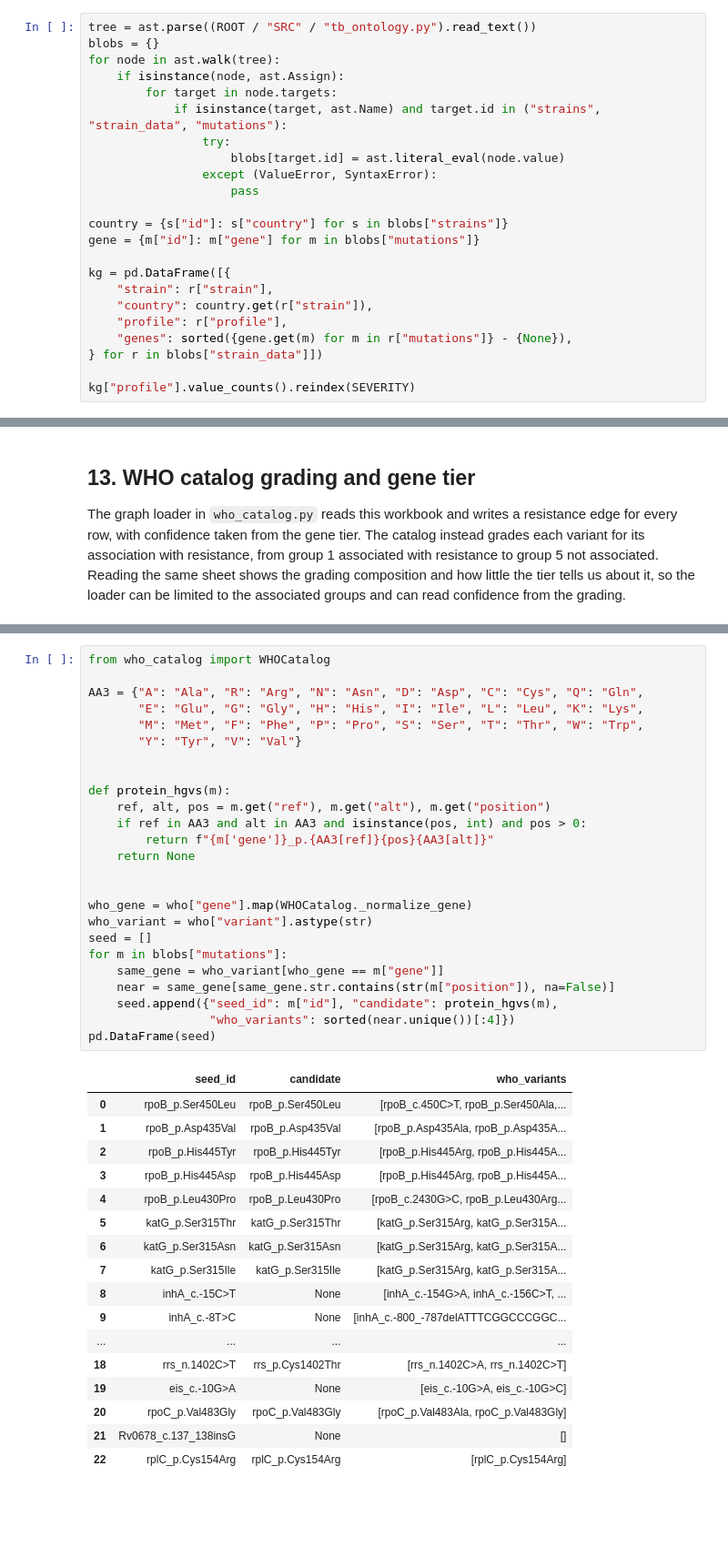
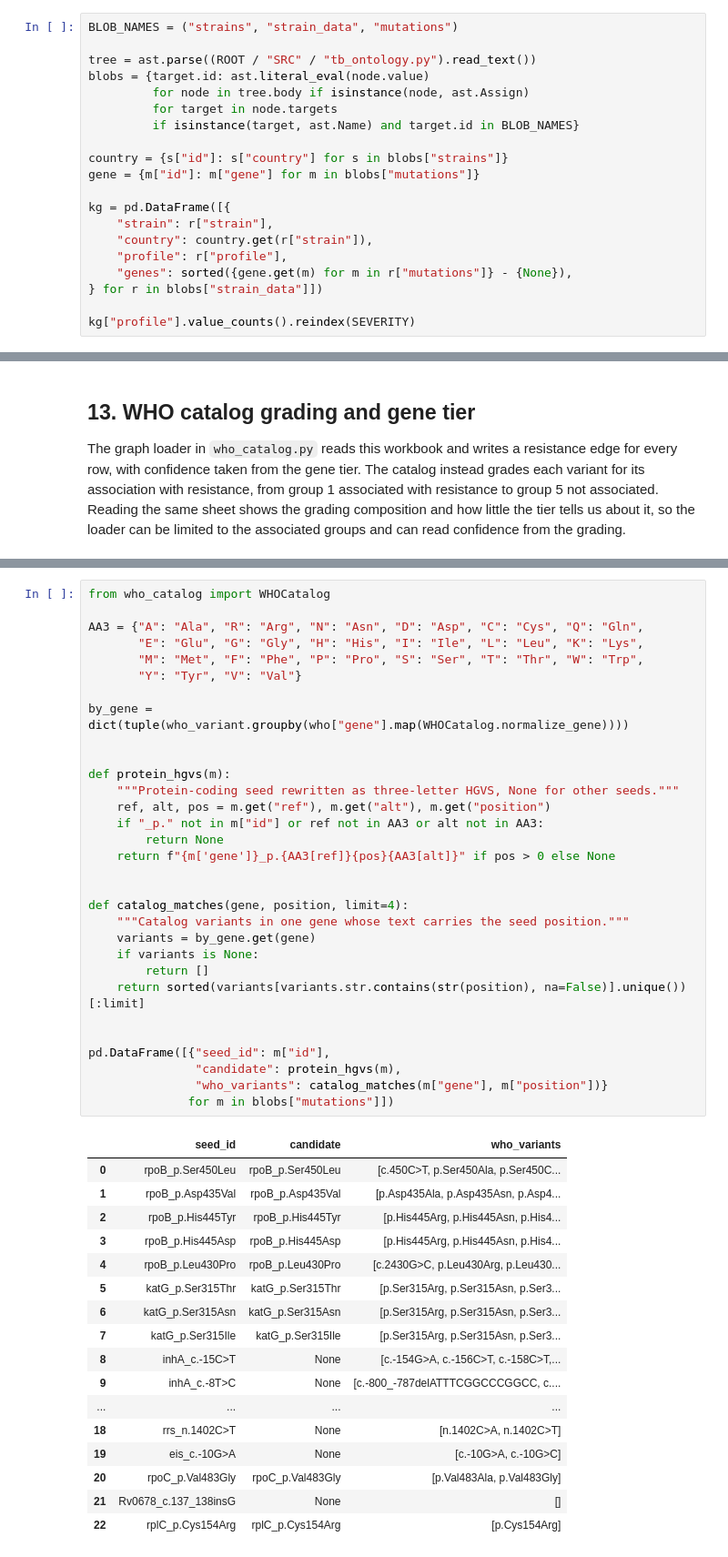
Before and after one commit to jsf3467v/tb-drug-resistance, a Jupyter notebook: EDA/EDA.ipynb, the cells around one changed output, grey strips where cells are left out. Shown at 91% size. Saved outputs shown, nothing was run; the diff lists cells and outputs as text; blank space fills up the shorter version.

```diff
--- a/EDA/EDA.ipynb
+++ b/EDA/EDA.ipynb
@@ -185,16 +219,13 @@ pd.DataFrame({
 ## 5. Seed knowledge-graph composition
 A static overview of the hand-curated strains in `tb_ontology.py`, read from the same source blob the test suite parses. This keeps the overview database-free and aligned with `test_core`. It shows what the curated graph holds (profiles, genes, and geography) and, just as important, what it leaves out. Those gaps are real. A query for an absent combination should return no rows rather than a fabricated strain. The integrity of the profile against mutation relationships is checked in the test suite, not re-proven here, since this section is for exploration rather than validation.
 # %%
+BLOB_NAMES = ("strains", "strain_data", "mutations")
+
 tree = ast.parse((ROOT / "SRC" / "tb_ontology.py").read_text())
-blobs = {}
-for node in ast.walk(tree):
-    if isinstance(node, ast.Assign):
-        for target in node.targets:
-            if isinstance(target, ast.Name) and target.id in ("strains", "strain_data", "mutations"):
-                try:
-                    blobs[target.id] = ast.literal_eval(node.value)
-                except (ValueError, SyntaxError):
-                    pass
+blobs = {target.id: ast.literal_eval(node.value)
+         for node in tree.body if isinstance(node, ast.Assign)
+         for target in node.targets
+         if isinstance(target, ast.Name) and target.id in BLOB_NAMES}
 
 country = {s["id"]: s["country"] for s in blobs["strains"]}
 gene = {m["id"]: m["gene"] for m in blobs["mutations"]}
@@ -468,43 +786,49 @@ Each seed mutation matched to the WHO catalog by gene and position, so the 23 se
 # %%
 from who_catalog import WHOCatalog
 
 AA3 = {"A": "Ala", "R": "Arg", "N": "Asn", "D": "Asp", "C": "Cys", "Q": "Gln",
        "E": "Glu", "G": "Gly", "H": "His", "I": "Ile", "L": "Leu", "K": "Lys",
        "M": "Met", "F": "Phe", "P": "Pro", "S": "Ser", "T": "Thr", "W": "Trp",
        "Y": "Tyr", "V": "Val"}
 
+by_gene = dict(tuple(who_variant.groupby(who["gene"].map(WHOCatalog.normalize_gene))))
+
 
 def protein_hgvs(m):
+    """Protein-coding seed rewritten as three-letter HGVS, None for other seeds."""
     ref, alt, pos = m.get("ref"), m.get("alt"), m.get("position")
-    if ref in AA3 and alt in AA3 and isinstance(pos, int) and pos > 0:
-        return f"{m['gene']}_p.{AA3[ref]}{pos}{AA3[alt]}"
-    return None
+    if "_p." not in m["id"] or ref not in AA3 or alt not in AA3:
+        return None
+    return f"{m['gene']}_p.{AA3[ref]}{pos}{AA3[alt]}" if pos > 0 else None
 
 
-who_gene = who["gene"].map(WHOCatalog._normalize_gene)
-who_variant = who["variant"].astype(str)
-seed = []
-for m in blobs["mutations"]:
-    same_gene = who_variant[who_gene == m["gene"]]
-    near = same_gene[same_gene.str.contains(str(m["position"]), na=False)]
-    seed.append({"seed_id": m["id"], "candidate": protein_hgvs(m),
-                 "who_variants": sorted(near.unique())[:4]})
-pd.DataFrame(seed)
+def catalog_matches(gene, position, limit=4):
+    """Catalog variants in one gene whose text carries the seed position."""
+    variants = by_gene.get(gene)
+    if variants is None:
+        return []
+    return sorted(variants[variants.str.contains(str(position), na=False)].unique())[:limit]
+
+
+pd.DataFrame([{"seed_id": m["id"],
+               "candidate": protein_hgvs(m),
+               "who_variants": catalog_matches(m["gene"], m["position"])}
+              for m in blobs["mutations"]])
 # %% [output]
 |  | seed_id | candidate | who_variants |
-| 0 | rpoB_p.Ser450Leu | rpoB_p.Ser450Leu | [rpoB_c.450C>T, rpoB_p.Ser450Ala,... |
-| 1 | rpoB_p.Asp435Val | rpoB_p.Asp435Val | [rpoB_p.Asp435Ala, rpoB_p.Asp435A... |
-| 2 | rpoB_p.His445Tyr | rpoB_p.His445Tyr | [rpoB_p.His445Arg, rpoB_p.His445A... |
-| 3 | rpoB_p.His445Asp | rpoB_p.His445Asp | [rpoB_p.His445Arg, rpoB_p.His445A... |
-| 4 | rpoB_p.Leu430Pro | rpoB_p.Leu430Pro | [rpoB_c.2430G>C, rpoB_p.Leu430Arg... |
-| 5 | katG_p.Ser315Thr | katG_p.Ser315Thr | [katG_p.Ser315Arg, katG_p.Ser315A... |
-| 6 | katG_p.Ser315Asn | katG_p.Ser315Asn | [katG_p.Ser315Arg, katG_p.Ser315A... |
-| 7 | katG_p.Ser315Ile | katG_p.Ser315Ile | [katG_p.Ser315Arg, katG_p.Ser315A... |
-| 8 | inhA_c.-15C>T | None | [inhA_c.-154G>A, inhA_c.-156C>T, ... |
-| 9 | inhA_c.-8T>C | None | [inhA_c.-800_-787delATTTCGGCCCGGC... |
+| 0 | rpoB_p.Ser450Leu | rpoB_p.Ser450Leu | [c.450C>T, p.Ser450Ala, p.Ser450C... |
+| 1 | rpoB_p.Asp435Val | rpoB_p.Asp435Val | [p.Asp435Ala, p.Asp435Asn, p.Asp4... |
+| 2 | rpoB_p.His445Tyr | rpoB_p.His445Tyr | [p.His445Arg, p.His445Asn, p.His4... |
+| 3 | rpoB_p.His445Asp | rpoB_p.His445Asp | [p.His445Arg, p.His445Asn, p.His4... |
+| 4 | rpoB_p.Leu430Pro | rpoB_p.Leu430Pro | [c.2430G>C, p.Leu430Arg, p.Leu430... |
+| 5 | katG_p.Ser315Thr | katG_p.Ser315Thr | [p.Ser315Arg, p.Ser315Asn, p.Ser3... |
+| 6 | katG_p.Ser315Asn | katG_p.Ser315Asn | [p.Ser315Arg, p.Ser315Asn, p.Ser3... |
+| 7 | katG_p.Ser315Ile | katG_p.Ser315Ile | [p.Ser315Arg, p.Ser315Asn, p.Ser3... |
+| 8 | inhA_c.-15C>T | None | [c.-154G>A, c.-156C>T, c.-158C>T,... |
+| 9 | inhA_c.-8T>C | None | [c.-800_-787delATTTCGGCCCGGCC, c.... |
 | ... | ... | ... | ... |
-| 18 | rrs_n.1402C>T | rrs_p.Cys1402Thr | [rrs_n.1402C>A, rrs_n.1402C>T] |
-| 19 | eis_c.-10G>A | None | [eis_c.-10G>A, eis_c.-10G>C] |
-| 20 | rpoC_p.Val483Gly | rpoC_p.Val483Gly | [rpoC_p.Val483Ala, rpoC_p.Val483Gly] |
+| 18 | rrs_n.1402C>T | None | [n.1402C>A, n.1402C>T] |
+| 19 | eis_c.-10G>A | None | [c.-10G>A, c.-10G>C] |
+| 20 | rpoC_p.Val483Gly | rpoC_p.Val483Gly | [p.Val483Ala, p.Val483Gly] |
 | 21 | Rv0678_c.137_138insG | None | [] |
-| 22 | rplC_p.Cys154Arg | rplC_p.Cys154Arg | [rplC_p.Cys154Arg] |
+| 22 | rplC_p.Cys154Arg | rplC_p.Cys154Arg | [p.Cys154Arg] |
```
Also changed, not shown: parts of 43 cells of this notebook, 18 other files.
